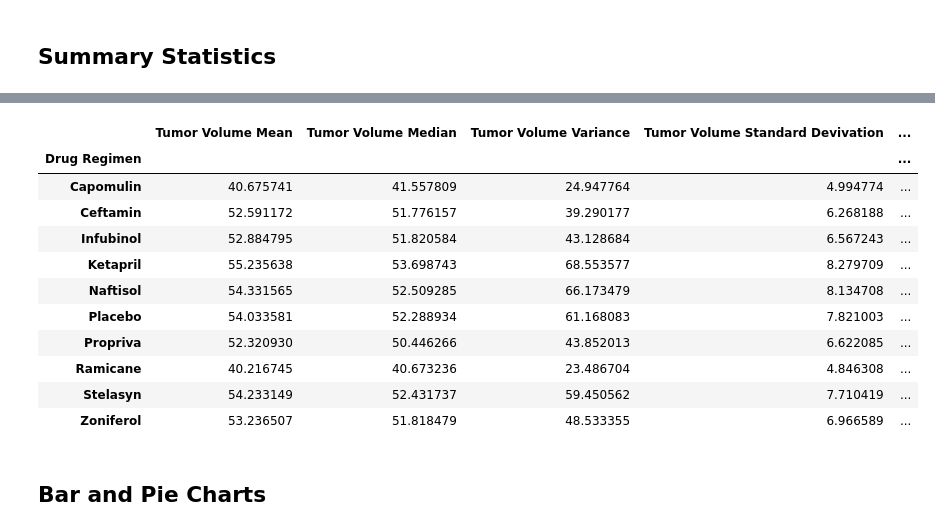
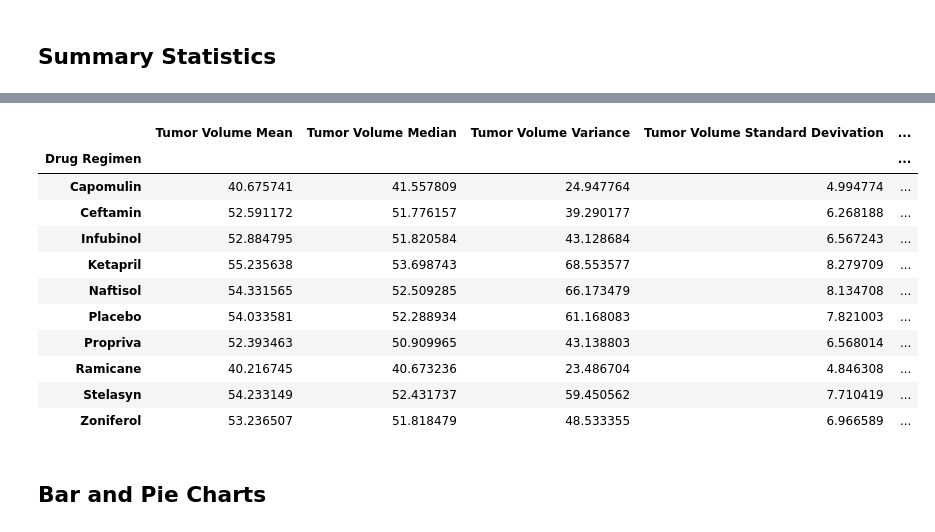
Before and after one commit to ranusuri/matplotlab-challenge, a Jupyter notebook: pymaceuticals_starter.ipynb, the cells around one changed output, grey strips where cells are left out. Cells and saved outputs as stored; diff of their text form; code cells hidden in the pictures.

```diff
--- a/pymaceuticals_starter.ipynb
+++ b/pymaceuticals_starter.ipynb
@@ -40,0 +34,6 @@ combined_dataset.head(20)
+# %%
+# Combine the data into a single dataset
+combined_dataset = pd.merge(mouse_metadata,study_results,how='outer',on='Mouse ID')
+
+# Display the data table for preview
+combined_dataset.count()
@@ -61,14 +67,6 @@ duplicate_mice.
 # %%
 # Create a clean DataFrame by dropping the duplicate mouse by its ID.
 #find duplicate Mouse ID from duplicate dataset
-duplicate_mouse = duplicate_mice['Mouse ID']
-#store duplicate mouse id
-duplicate_mouse_id = duplicate_mouse.iloc[0]
-duplicate_mouse_id
-#set mouse ID as index
-combined_dataset_final = combined_dataset.set_index('Mouse ID')
-combined_dataset_final.head(20)
-#drop duplicate id from dataset
-clean_dataset = combined_dataset_final.drop(index=duplicate_mouse_id)
-clean_dataset.head()
+combined_dataset_nodups = combined_dataset.drop_duplicates(subset=['Mouse ID','Timepoint'])
+combined_dataset_nodups.head(5)
 # %% [output]
@@ -93,3 +91,9 @@ Metastatic Sites      1880
 dtype: int64
 # %% [markdown]
 ## Summary Statistics
+# %%
+# Generate a summary statistics table of mean, median, variance, standard deviation, and SEM of the tumor volume for each regimen
+
+# Use groupby and summary statistical methods to calculate the following properties of each drug regimen:
+drug_regimen_grouped = combined_dataset_nodups.groupby("Drug Regimen")
+drug_regimen_grouped.head()
@@ -96,32 +118,27 @@ dtype: int64
 # %%
-# Generate a summary statistics table of mean, median, variance, standard deviation, and SEM of the tumor volume for each regimen
-
-# Use groupby and summary statistical methods to calculate the following properties of each drug regimen:
-drug_regimen_grouped = clean_dataset.groupby("Drug Regimen")
-drug_regimen_grouped.head(20)
 # mean, median, variance, standard deviation, and SEM of the tumor volume.
 tumor_volume_mean = drug_regimen_grouped["Tumor Volume (mm3)"].mean()
 tumor_volume_median = drug_regimen_grouped["Tumor Volume (mm3)"].median()
 tumor_volume_variance = drug_regimen_grouped["Tumor Volume (mm3)"].var()
 tumor_volume_standard_dev = drug_regimen_grouped["Tumor Volume (mm3)"].std()
 tumor_volume_sem = drug_regimen_grouped["Tumor Volume (mm3)"].sem()
 # Assemble the resulting series into a single summary dataframe.
 summary_stats = pd.DataFrame({"Tumor Volume Mean":tumor_volume_mean,
                              "Tumor Volume Median":tumor_volume_median,
                              "Tumor Volume Variance":tumor_volume_variance,
                              "Tumor Volume Standard Devivation":tumor_volume_standard_dev,
                              "Tumor Volume SEM":tumor_volume_sem})
 summary_stats.head(20)
 # %% [output]
 |  | Tumor Volume Mean | Tumor Volume Median | Tumor Volume Variance | Tumor Volume Standard Devivation | ... |
 | Drug Regimen |  |  |  |  | ... |
 | Capomulin | 40.675741 | 41.557809 | 24.947764 | 4.994774 | ... |
 | Ceftamin | 52.591172 | 51.776157 | 39.290177 | 6.268188 | ... |
 | Infubinol | 52.884795 | 51.820584 | 43.128684 | 6.567243 | ... |
 | Ketapril | 55.235638 | 53.698743 | 68.553577 | 8.279709 | ... |
 | Naftisol | 54.331565 | 52.509285 | 66.173479 | 8.134708 | ... |
 | Placebo | 54.033581 | 52.288934 | 61.168083 | 7.821003 | ... |
-| Propriva | 52.320930 | 50.446266 | 43.852013 | 6.622085 | ... |
+| Propriva | 52.393463 | 50.909965 | 43.138803 | 6.568014 | ... |
 | Ramicane | 40.216745 | 40.673236 | 23.486704 | 4.846308 | ... |
 | Stelasyn | 54.233149 | 52.431737 | 59.450562 | 7.710419 | ... |
 | Zoniferol | 53.236507 | 51.818479 | 48.533355 | 6.966589 | ... |
```
Also changed, not shown: parts of 20 cells of this notebook.
